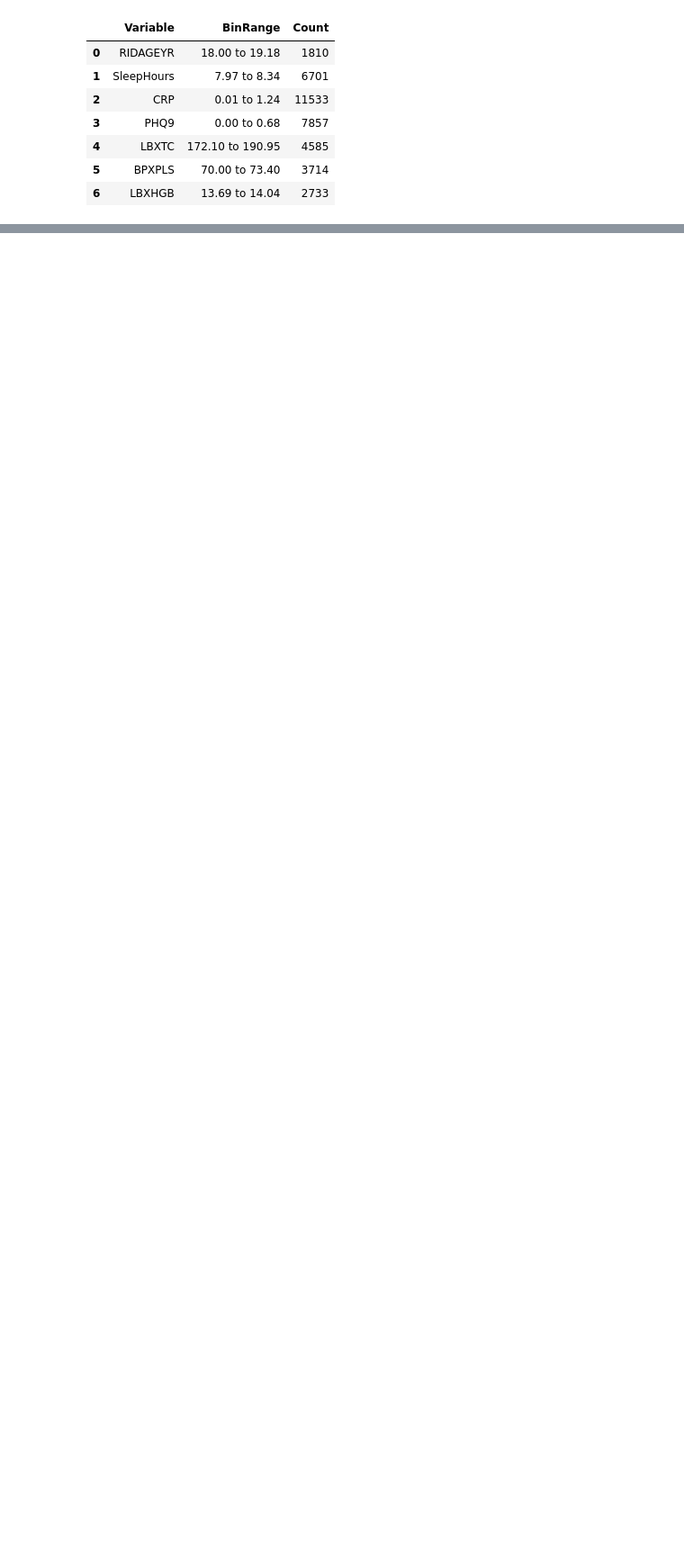
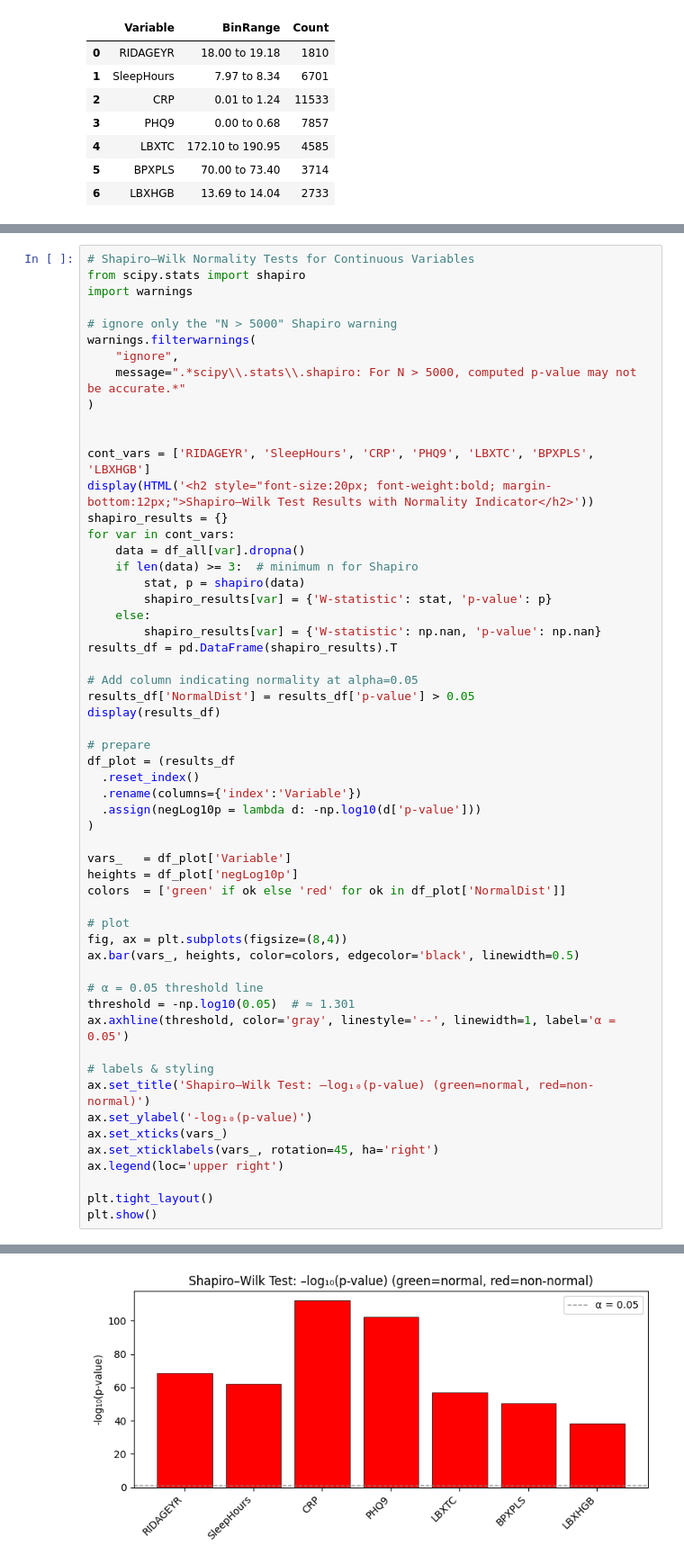
Before and after one commit to yyasminhz/rahh, a Jupyter notebook: finalised_for_presentation.ipynb, the cells around one changed output, grey strips where cells are left out. Shown at 90% size. Saved outputs shown, nothing was run; the diff lists cells and outputs as text; blank space fills up the shorter version.

```diff
--- a/finalised_for_presentation.ipynb
+++ b/finalised_for_presentation.ipynb
@@ -593,0 +627,57 @@ display(styled)
+# %%
+# Shapiro–Wilk Normality Tests for Continuous Variables
+from scipy.stats import shapiro
+import warnings
+
+# ignore only the "N > 5000" Shapiro warning
+warnings.filterwarnings(
+    "ignore",
+    message=".*scipy\\.stats\\.shapiro: For N > 5000, computed p-value may not be accurate.*"
+)
+
+
+cont_vars = ['RIDAGEYR', 'SleepHours', 'CRP', 'PHQ9', 'LBXTC', 'BPXPLS', 'LBXHGB']
+display(HTML('<h2 style="font-size:20px; font-weight:bold; margin-bottom:12px;">Shapiro–Wilk Test Results with Normality Indicator</h2>'))
+shapiro_results = {}
+for var in cont_vars:
+    data = df_all[var].dropna()
+    if len(data) >= 3:  # minimum n for Shapiro
+        stat, p = shapiro(data)
+        shapiro_results[var] = {'W-statistic': stat, 'p-value': p}
+    else:
+        shapiro_results[var] = {'W-statistic': np.nan, 'p-value': np.nan}
+results_df = pd.DataFrame(shapiro_results).T
+
+# Add column indicating normality at alpha=0.05
+results_df['NormalDist'] = results_df['p-value'] > 0.05
+display(results_df)
+
+# prepare
+df_plot = (results_df
+  .reset_index()
+  .rename(columns={'index':'Variable'})
+  .assign(negLog10p = lambda d: -np.log10(d['p-value']))
+)
+
+vars_   = df_plot['Variable']
+heights = df_plot['negLog10p']
+colors  = ['green' if ok else 'red' for ok in df_plot['NormalDist']]
+
+# plot
+fig, ax = plt.subplots(figsize=(8,4))
+ax.bar(vars_, heights, color=colors, edgecolor='black', linewidth=0.5)
+
+# α = 0.05 threshold line
+threshold = -np.log10(0.05)  # ≈ 1.301
+ax.axhline(threshold, color='gray', linestyle='--', linewidth=1, label='α = 0.05')
+
+# labels & styling
+ax.set_title('Shapiro–Wilk Test: –log₁₀(p-value) (green=normal, red=non-normal)')
+ax.set_ylabel('-log₁₀(p-value)')
+ax.set_xticks(vars_)
+ax.set_xticklabels(vars_, rotation=45, ha='right')
+ax.legend(loc='upper right')
+
+plt.tight_layout()
+plt.show()
+# %% [output]
@@ -593,0 +693 @@ display(styled)
+[figure, added]
```
Also changed, not shown: parts of 13 cells of this notebook.
